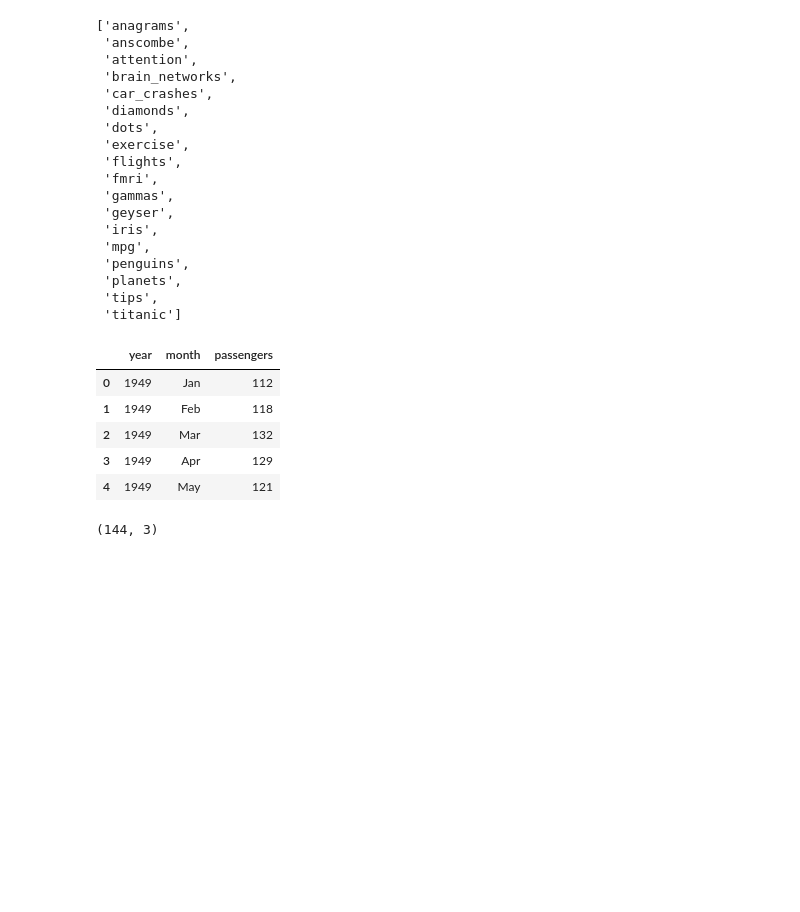
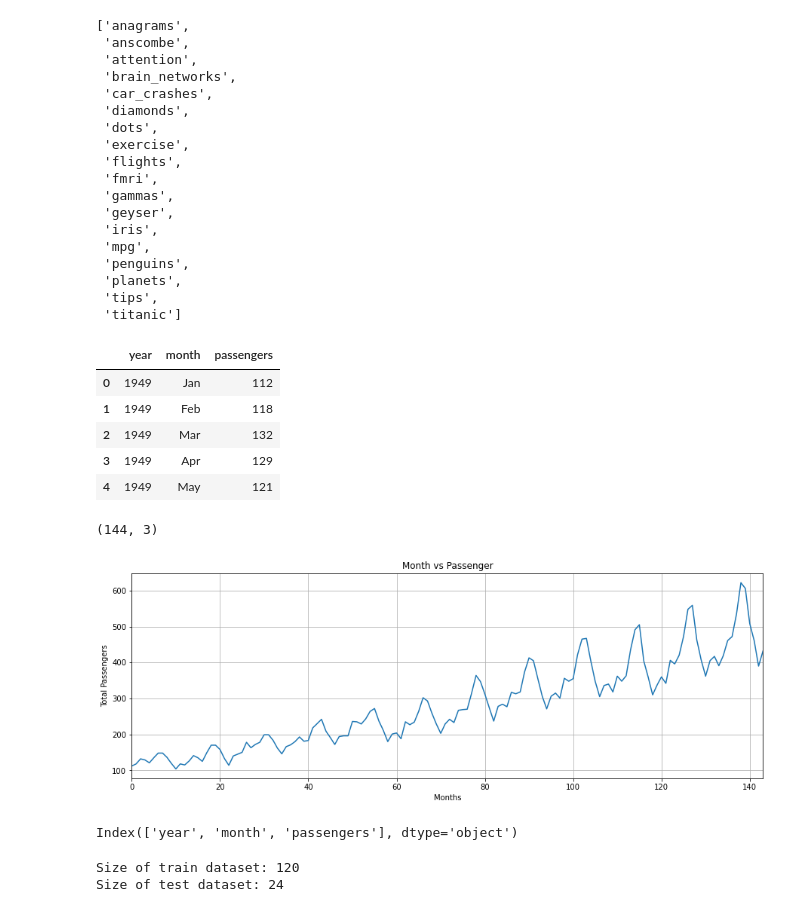
Before and after one commit to uoe-mlp/pythia, a Jupyter notebook: tutorials/alessandro/malik.ipynb, the cells around one changed output. Saved outputs shown, nothing was run; the diff lists cells and outputs as text; code cells hidden in the pictures; blank space fills up the shorter version.

```diff
--- a/tutorials/alessandro/malik.ipynb
+++ b/tutorials/alessandro/malik.ipynb
@@ -45,3 +48,23 @@ flight_data.head()
 flight_data.shape
 # %% [output]
 (144, 3)
+# %%
+# Plotting passengers per month
+fig_size = plt.rcParams["figure.figsize"]
+fig_size[0] = 15
+fig_size[1] = 5
+plt.rcParams["figure.figsize"] = fig_size
+plt.title('Month vs Passenger')
+plt.ylabel('Total Passengers')
+plt.xlabel('Months')
+plt.grid(True)
+plt.autoscale(axis='x',tight=True)
+plt.plot(flight_data['passengers'])
+plt.show()
+# %% [output]
+[figure, added]
+# %%
+# Checking columns of flight data
+flight_data.columns
+# %% [output]
+Index(['year', 'month', 'passengers'], dtype='object')
@@ -47,0 +74,12 @@ flight_data.shape
+# %%
+# Train-test split
+test_data_size = 24
+
+train_data = all_data[:-test_data_size]
+test_data = all_data[-test_data_size:]
+
+print('Size of train dataset: %d' % (len(train_data)))
+print('Size of test dataset: %d' % (len(test_data)))
+# %% [output]
+Size of train dataset: 120
+Size of test dataset: 24
```
Also changed, not shown: parts of 18 cells of this notebook.
